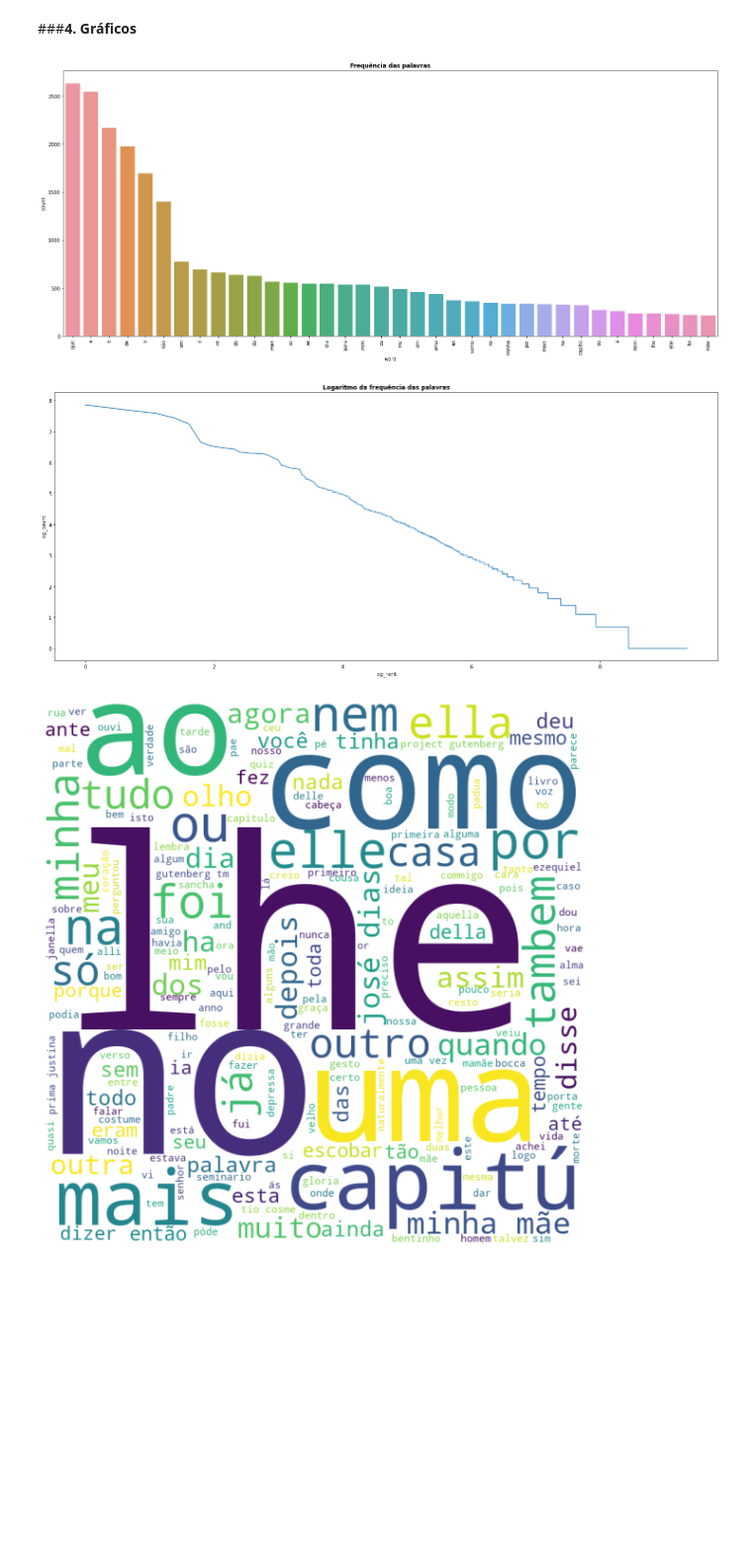
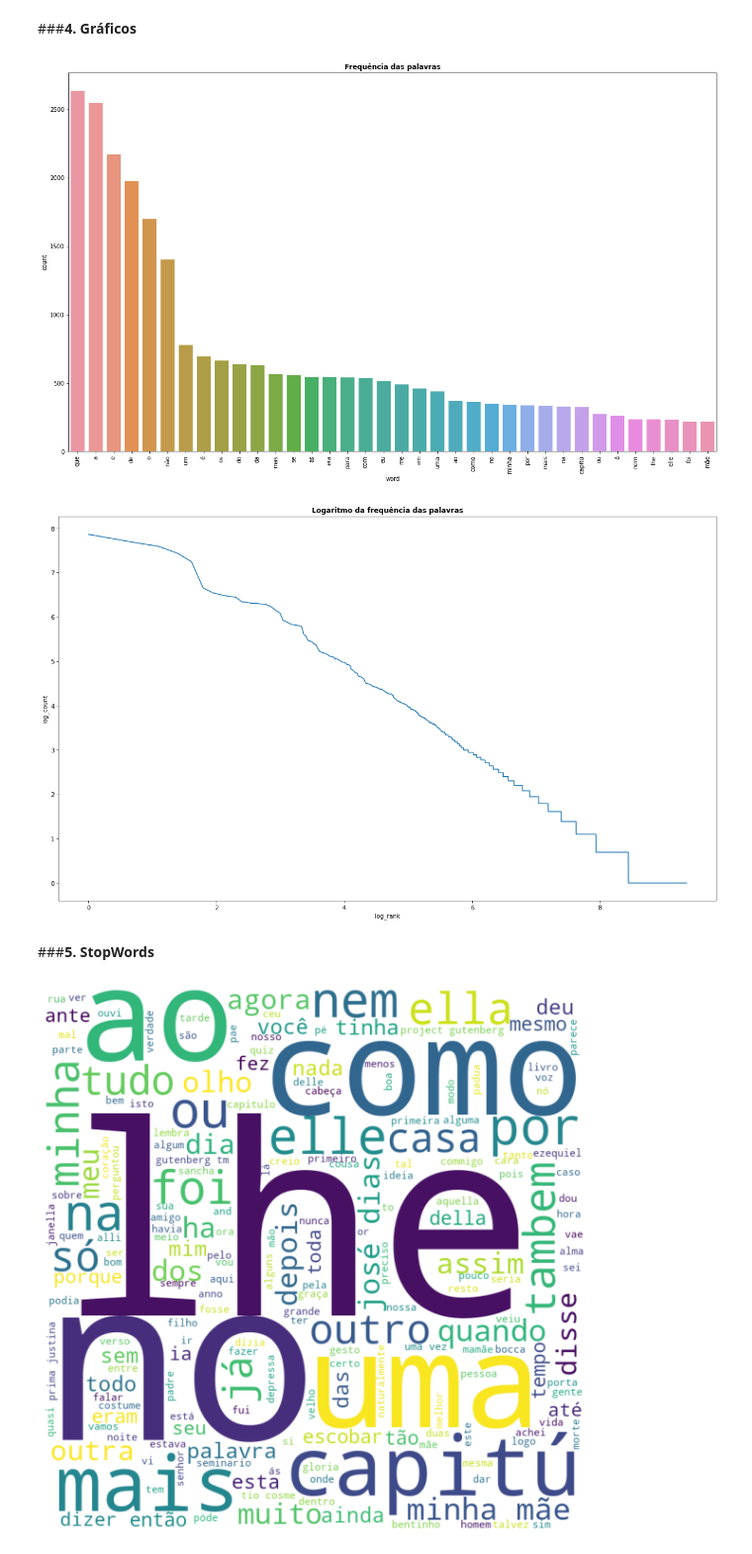
Before and after one commit to mahmayer/Mackenzie, a Jupyter notebook: Aprofundamento_T1_Zipf_Law.ipynb, the cells around one changed output. Shown at 99% size. Saved outputs shown, nothing was run; the diff lists cells and outputs as text; code cells hidden in the pictures; blank space fills up the shorter version.

```diff
--- a/Aprofundamento_T1_Zipf_Law.ipynb
+++ b/Aprofundamento_T1_Zipf_Law.ipynb
@@ -94,22 +94,24 @@ df.head()
 # %% [markdown]
 ###**4. Gráficos**
 # %%
-plt.figure(figsize=(24,10))
+plt.figure(figsize=(20,12))
 sns.barplot(x=df[df['count'] > 200].word,y=df[df['count'] > 200]['count'])
 plt.title('Frequência das palavras', fontsize=12, weight='bold')
 plt.xticks(rotation=90)
 
 plt.show()
 # %% [output]
-[figure, old version]
+[figure, new version]
 # %%
-plt.figure(figsize=(24,10))
+plt.figure(figsize=(20,12))
 sns.lineplot(x=df['log_rank'],y=df['log_count'])
 plt.title('Logaritmo da frequência das palavras', fontsize=12, weight='bold')
 
 plt.show()
 # %% [output]
-[figure, old version]
+[figure, new version]
+# %% [markdown]
+###**5. StopWords**
 # %%
 from wordcloud import WordCloud, STOPWORDS
 
```
Also changed, not shown: parts of 1 cell of this notebook.
